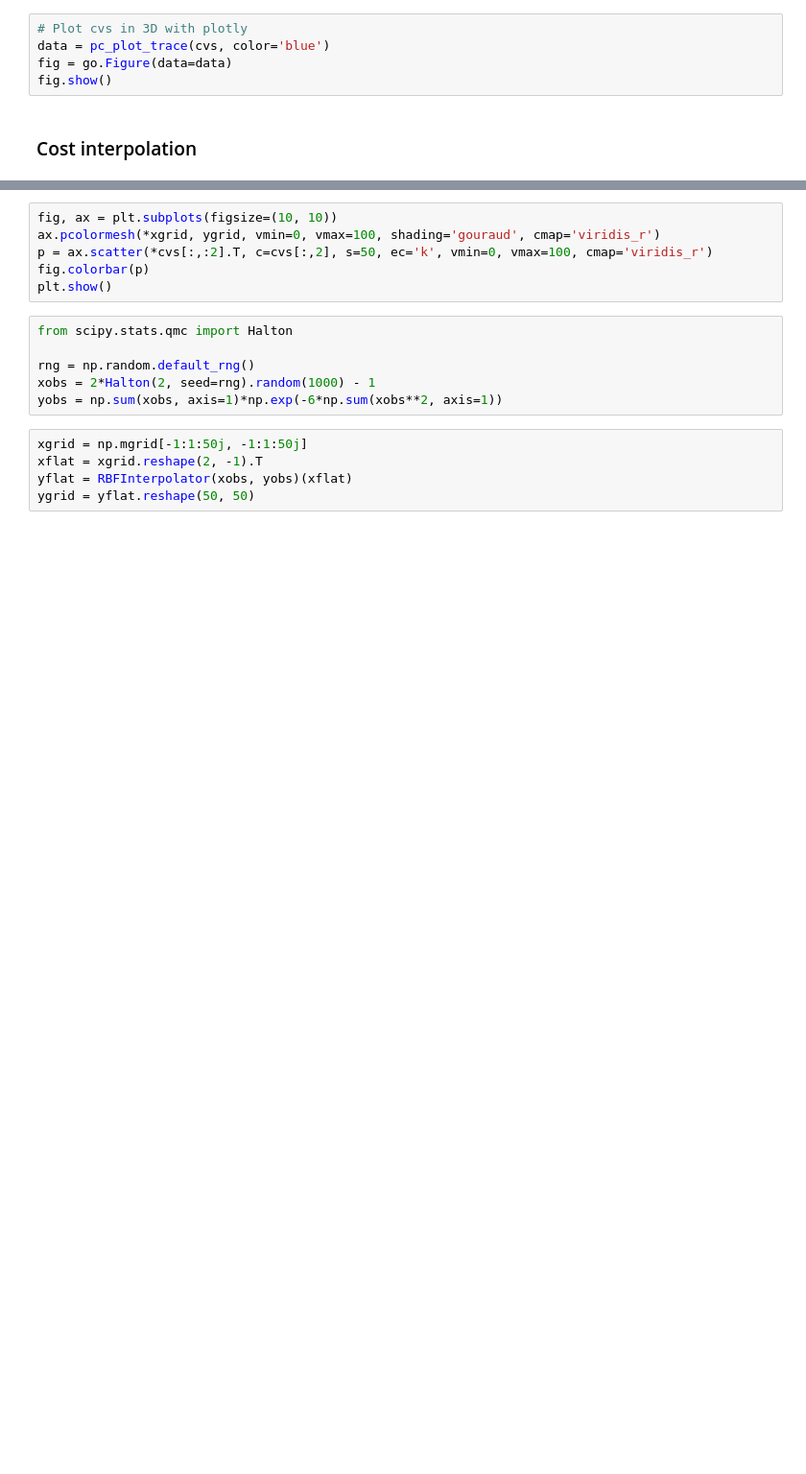
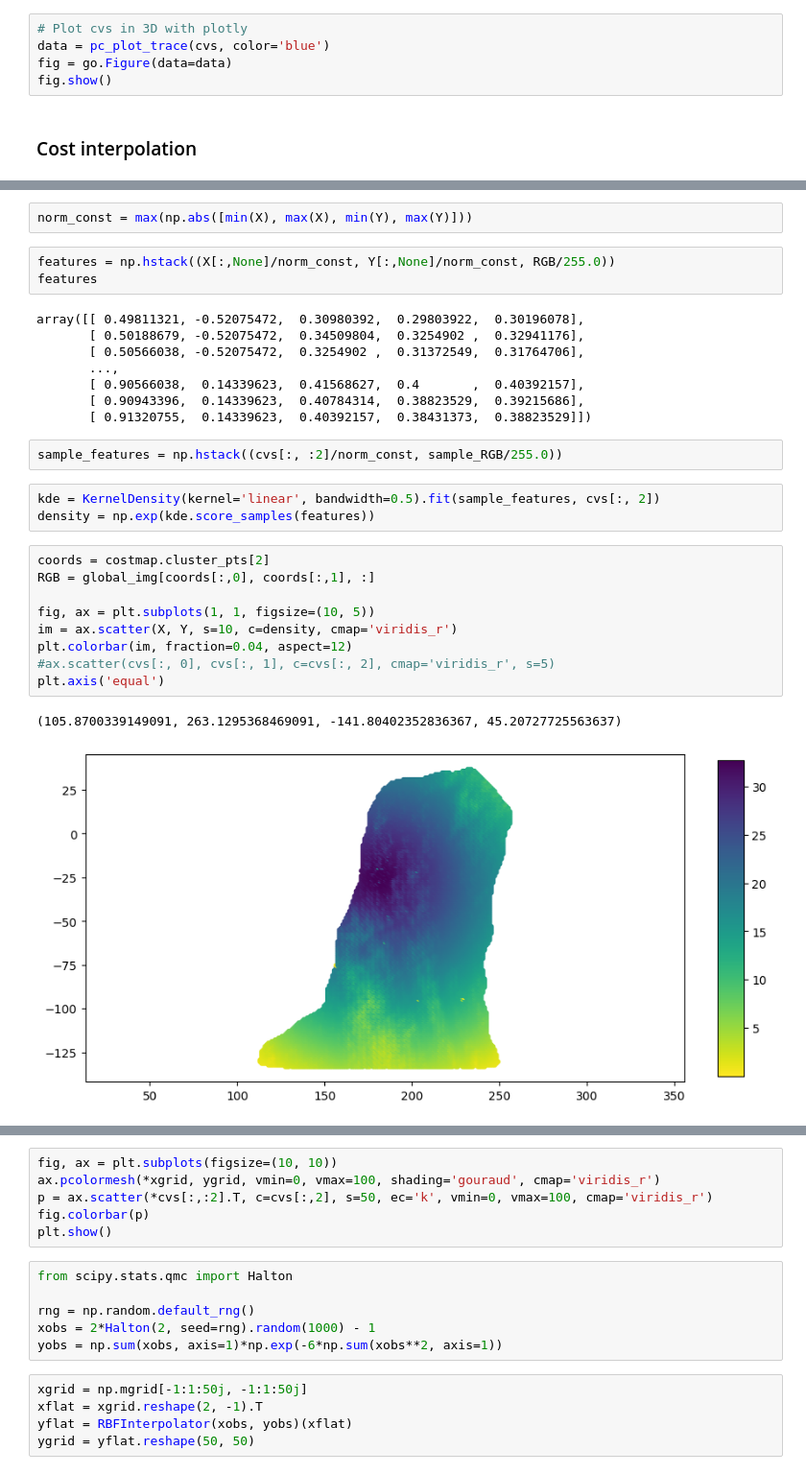
Before and after one commit to adamdai/rover_nerf_planning, a Jupyter notebook: notebooks/cost_update.ipynb, the cells around one changed output, grey strips where cells are left out. Shown at 96% size. Cells and saved outputs as stored; diff of their text form; blank space fills up the shorter version.

```diff
--- a/notebooks/cost_update.ipynb
+++ b/notebooks/cost_update.ipynb
@@ -92,3 +120,33 @@ interp_vals
+# %%
+norm_const = max(np.abs([min(X), max(X), min(Y), max(Y)]))
+# %%
+features = np.hstack((X[:,None]/norm_const, Y[:,None]/norm_const, RGB/255.0))
+features
+# %% [output]
+array([[ 0.49811321, -0.52075472,  0.30980392,  0.29803922,  0.30196078],
+       [ 0.50188679, -0.52075472,  0.34509804,  0.3254902 ,  0.32941176],
+       [ 0.50566038, -0.52075472,  0.3254902 ,  0.31372549,  0.31764706],
+       ...,
+       [ 0.90566038,  0.14339623,  0.41568627,  0.4       ,  0.40392157],
+       [ 0.90943396,  0.14339623,  0.40784314,  0.38823529,  0.39215686],
+       [ 0.91320755,  0.14339623,  0.40392157,  0.38431373,  0.38823529]])
+# %%
+sample_features = np.hstack((cvs[:, :2]/norm_const, sample_RGB/255.0))
+# %%
+kde = KernelDensity(kernel='linear', bandwidth=0.5).fit(sample_features, cvs[:, 2])
+density = np.exp(kde.score_samples(features))
+# %%
+coords = costmap.cluster_pts[2]
+RGB = global_img[coords[:,0], coords[:,1], :]
+
+fig, ax = plt.subplots(1, 1, figsize=(10, 5))
+im = ax.scatter(X, Y, s=10, c=density, cmap='viridis_r')
+plt.colorbar(im, fraction=0.04, aspect=12)
+#ax.scatter(cvs[:, 0], cvs[:, 1], c=cvs[:, 2], cmap='viridis_r', s=5)
+plt.axis('equal')
+# %% [output]
+(105.8700339149091, 263.1295368469091, -141.80402352836367, 45.20727725563637)
+[figure, added]
 # %%
 fig, ax = plt.subplots(figsize=(10, 10))
 p = ax.scatter(*xflat.T, c=interp_vals, s=50, ec='k', vmin=0, vmax=100, cmap='viridis_r')
```
Also changed, not shown: parts of 12 cells of this notebook, 4 other files.
